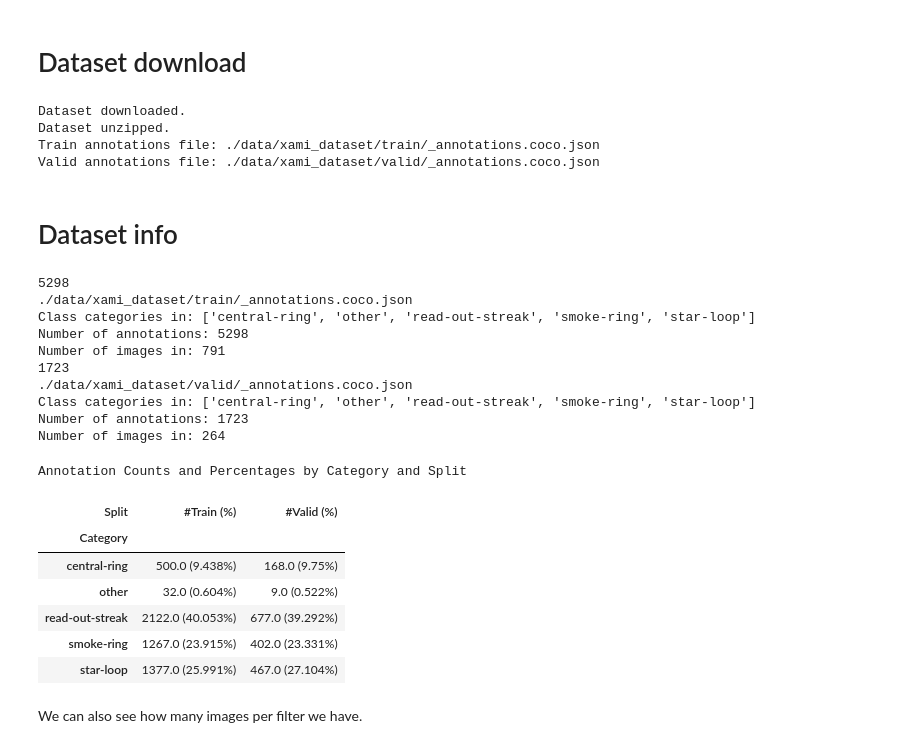
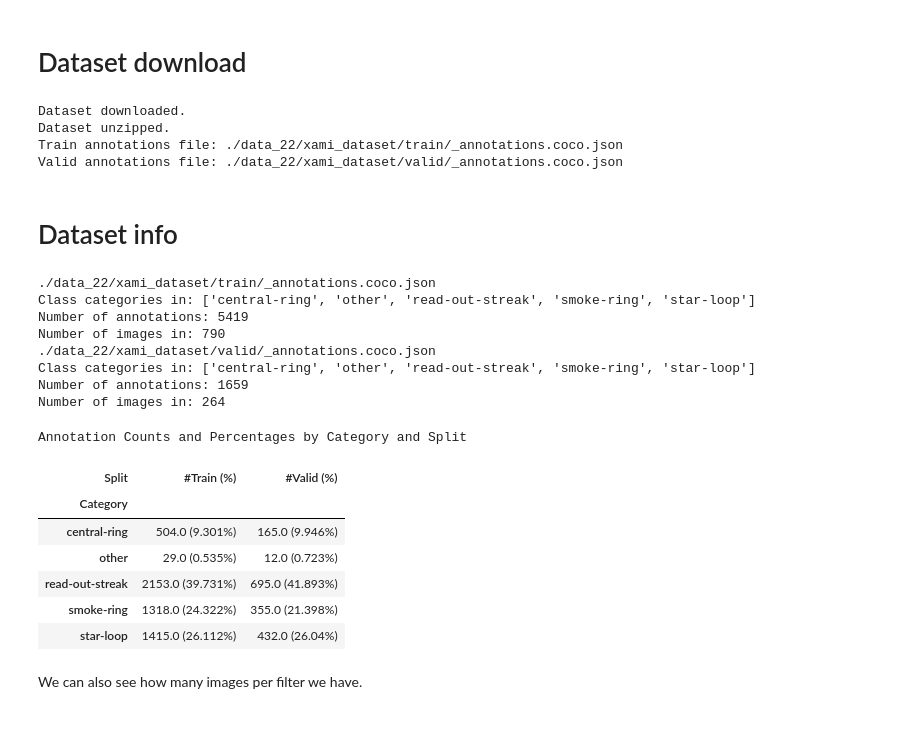
Before and after one commit to ESA-Datalabs/XAMI-dataset, a Jupyter notebook: load_and_visualise_dataset.ipynb, the cells around one changed output. Drawn from its saved outputs; the diff is of its cells as text; code cells hidden in the pictures.

```diff
--- a/load_and_visualise_dataset.ipynb
+++ b/load_and_visualise_dataset.ipynb
@@ -1,18 +1,19 @@
 # %% [markdown]
 # Dataset download
 # %%
-from xami_dataset import XAMIDataset
+from xami_dataset.loader import XAMIDataset
+from xami_dataset.xami_utils import dataset_utils
 
 # Download the dataset from HuggingFace
 xami_dataset = XAMIDataset(
     repo_id="iulia-elisa/XAMI-dataset",
     dataset_name="xami_dataset",
-    dest_dir='./data')
+    dest_dir='./data_22')
 # %% [output]
 Dataset downloaded.
 Dataset unzipped.
-Train annotations file: ./data/xami_dataset/train/_annotations.coco.json
-Valid annotations file: ./data/xami_dataset/valid/_annotations.coco.json
+Train annotations file: ./data_22/xami_dataset/train/_annotations.coco.json
+Valid annotations file: ./data_22/xami_dataset/valid/_annotations.coco.json
 # %% [markdown]
 # Dataset info
 # %%
@@ -21,36 +22,35 @@ from colorama import Fore, Style
 splits = ['train', 'valid']
 
 for annotations_file in [xami_dataset.train_annotations_path, xami_dataset.valid_annotations_path]:
-    data = xami_dataset.get_data_from_json(annotations_file)
-    print(len(data['annotations']))
-    _, cat_names, _ = xami_dataset.get_categories(data)
+    data = dataset_utils.get_data_from_json(annotations_file)
+    _, cat_names, _ = dataset_utils.get_categories(data)
     print(annotations_file)
     print(f"{Fore.BLUE}Class categories in: {cat_names}{Style.RESET_ALL}")
     print(f"{Fore.BLUE}Number of annotations: {len(data['annotations'])}{Style.RESET_ALL}")
     print(f"{Fore.BLUE}Number of images in: {len(data['images'])}{Style.RESET_ALL}")
 # %% [output]
-5298
-./data/xami_dataset/train/_annotations.coco.json
+./data_22/xami_dataset/train/_annotations.coco.json
 Class categories in: ['central-ring', 'other', 'read-out-streak', 'smoke-ring', 'star-loop']
-Number of annotations: 5298
-Number of images in: 791
-1723
-./data/xami_dataset/valid/_annotations.coco.json
+Number of annotations: 5419
+Number of images in: 790
+./data_22/xami_dataset/valid/_annotations.coco.json
 Class categories in: ['central-ring', 'other', 'read-out-streak', 'smoke-ring', 'star-loop']
-Number of annotations: 1723
+Number of annotations: 1659
 Number of images in: 264
 # %%
-categories_df = xami_dataset.get_category_table()
+categories_df = dataset_utils.get_category_table(
+    xami_dataset.train_annotations_path,
+    xami_dataset.valid_annotations_path)
 display(categories_df)
 # %% [output]
 Annotation Counts and Percentages by Category and Split
 | Split | #Train (%) | #Valid (%) |
 | Category |  |  |
-| central-ring | 500.0 (9.438%) | 168.0 (9.75%) |
-| other | 32.0 (0.604%) | 9.0 (0.522%) |
-| read-out-streak | 2122.0 (40.053%) | 677.0 (39.292%) |
-| smoke-ring | 1267.0 (23.915%) | 402.0 (23.331%) |
-| star-loop | 1377.0 (25.991%) | 467.0 (27.104%) |
+| central-ring | 504.0 (9.301%) | 165.0 (9.946%) |
+| other | 29.0 (0.535%) | 12.0 (0.723%) |
+| read-out-streak | 2153.0 (39.731%) | 695.0 (41.893%) |
+| smoke-ring | 1318.0 (24.322%) | 355.0 (21.398%) |
+| star-loop | 1415.0 (26.112%) | 432.0 (26.04%) |
 # %% [markdown]
 We can also see how many images per filter we have.
 # %%
```
Also changed, not shown: parts of 5 cells of this notebook, 14 other files.
